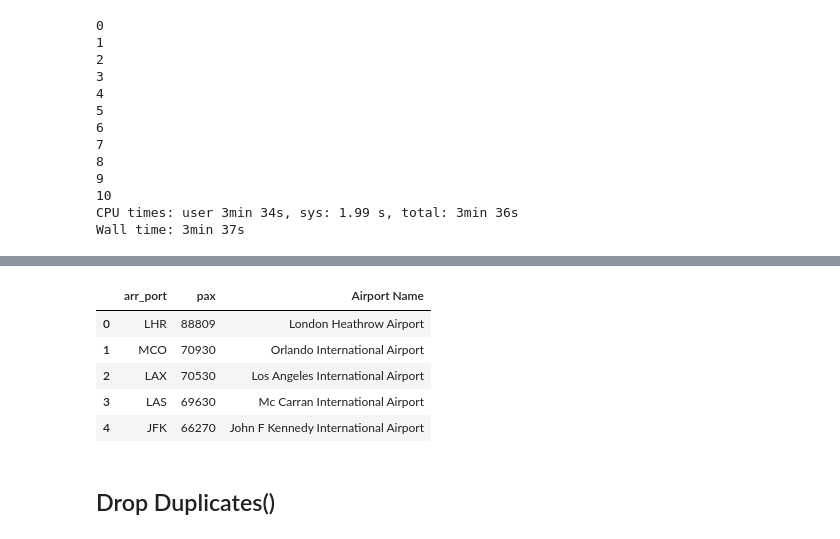
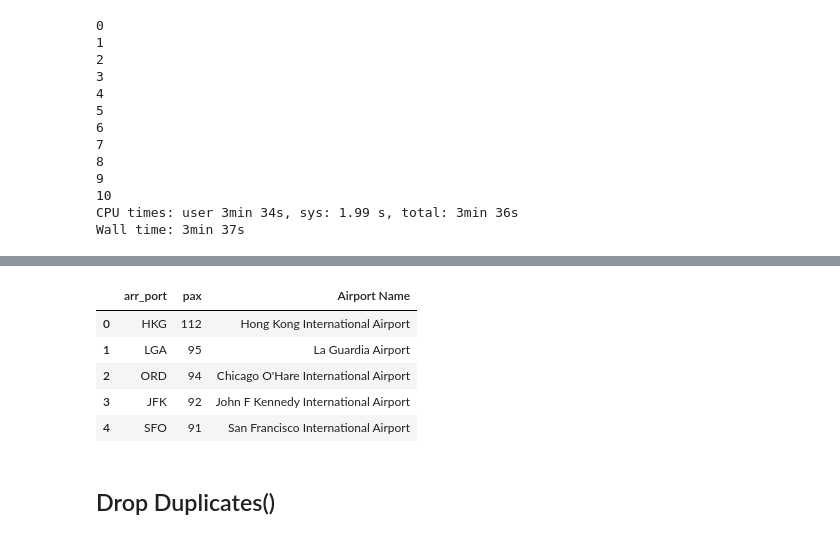
Before and after one commit to IgorAramb/DS_Master_A1_Chall, a Jupyter notebook: ch_02.ipynb, the cells around one changed output, grey strips where cells are left out. Cells and saved outputs as stored; diff of their text form; code cells hidden in the pictures.

```diff
--- a/ch_02.ipynb
+++ b/ch_02.ipynb
@@ -1286,12 +1539,12 @@ drwxrwxr-x. 2 dsc dsc     4096 May  5 11:57 backup/
 # %%
-topairports.head()
+top_airport_read.head()
 # %% [output]
 |  | arr_port | pax | Airport Name |
-| 0 | LHR | 88809 | London Heathrow Airport |
-| 1 | MCO | 70930 | Orlando International Airport |
-| 2 | LAX | 70530 | Los Angeles International Airport |
-| 3 | LAS | 69630 | Mc Carran International Airport |
-| 4 | JFK | 66270 | John F Kennedy International Airport |
+| 0 | HKG | 112 | Hong Kong International Airport |
+| 1 | LGA | 95 | La Guardia Airport |
+| 2 | ORD | 94 | Chicago O'Hare International Airport |
+| 3 | JFK | 92 | John F Kennedy International Airport |
+| 4 | SFO | 91 | San Francisco International Airport |
 # %% [markdown]
 ## Drop Duplicates()
 # %%
```
Also changed, not shown: parts of 90 cells of this notebook, 4 other files.
